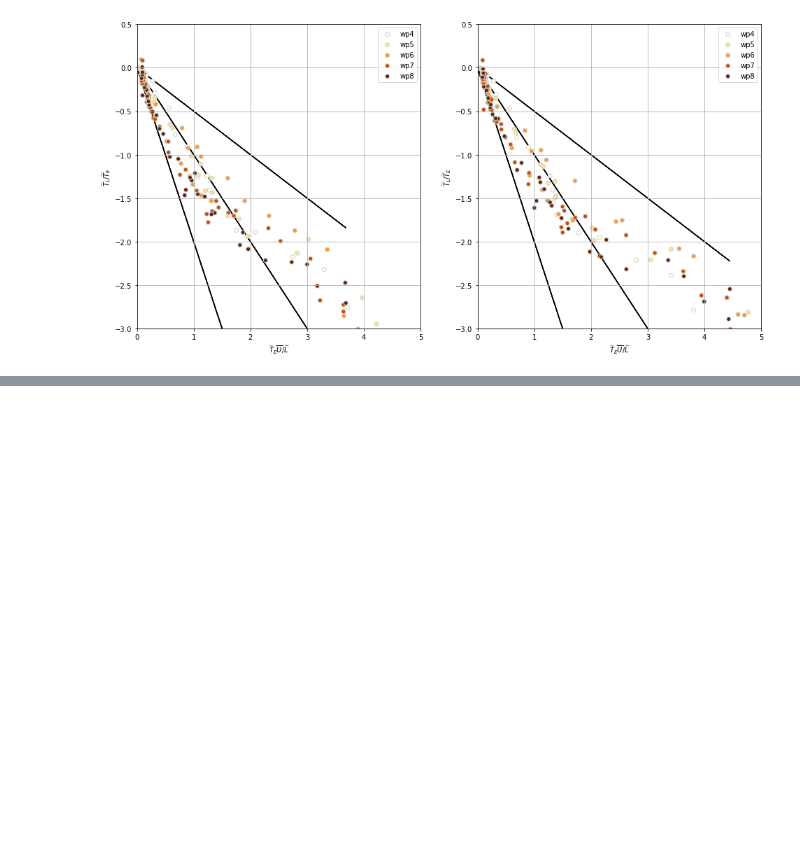
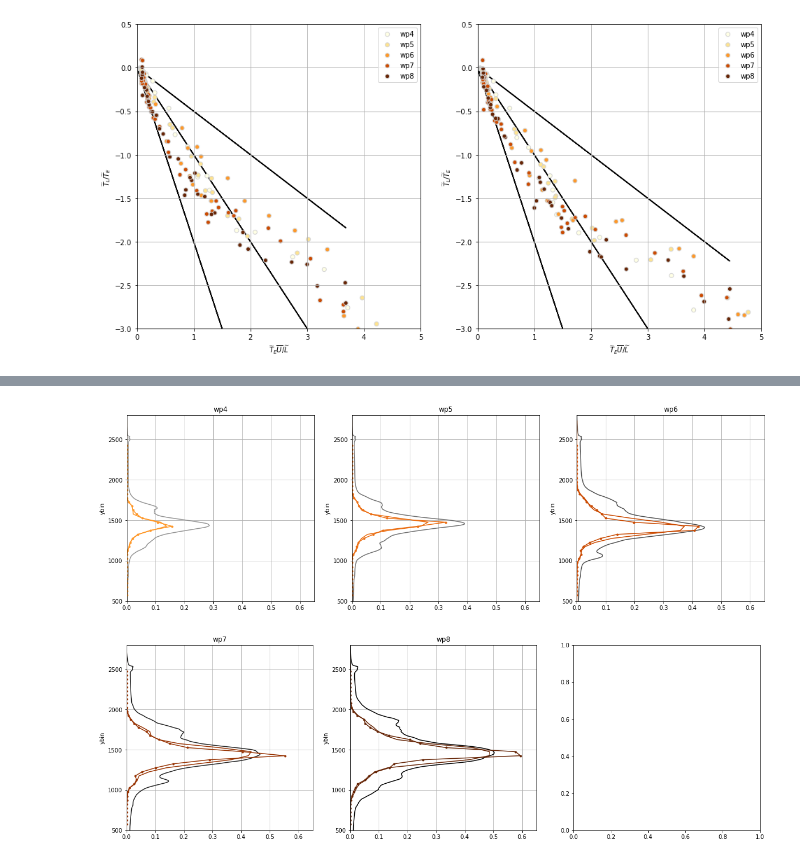
Before and after one commit to zcasparco/equinox_phd, a Jupyter notebook: synthesis/Synthesis_Tt_comp.ipynb, the cells around one changed output, grey strips where cells are left out. Cells and saved outputs as stored; diff of their text form; code cells hidden in the pictures; blank space fills up the shorter version.

```diff
--- a/synthesis/Synthesis_Tt_comp.ipynb
+++ b/synthesis/Synthesis_Tt_comp.ipynb
@@ -296,14 +294,22 @@ def func(x):
 # %%
-for i,d in enumerate(ds):
+fig,ax = plt.subplots(1,3,figsize=(20,6))
+for i,d in enumerate(ds[:3]):
     file = sorted(glob(path+'jet*1000j'))[i]
     wp = file[-20:-19]
-    Ub = np.sqrt(d['L_v_avg'].sel(param='Xbar')**2+d['L_u_avg'].sel(param='Xbar')**2)
-    Lt = d['Ta']*d['Ubar']
-    x = d['E_u_avg'].sel(param='Tt')
-    y = func()
     #d['Ubar'].reset_coords({'y_rho':d['Ubar'].y_rho.values*1e-3}).y_rho.values
-    #d['Ubar'].assign_coords({'y_rho':d['Ubar'].y_rho*1e-3}).plot(ax=ax[0],y='y_rho',c=colors_Ta[i],label='wp'+wp)
-    #np.sqrt(d['L_v_avg'].sel(param='Xbar')**2+d['L_u_avg'].sel(param='Xbar')**2).plot(ax=ax[1],y='ybin',c=colors[i],marker='.')
-    #np.sqrt(d['E_v_avg'].sel(param='Xbar')**2+d['E_u_avg'].sel(param='Xbar')**2).plot(ax=ax[1],y='ybin',c=colors[i])
-    ax[0].set_ylim(500,2800);ax[0].grid()#;ax[0].set_xlim(0,0.55)
-    ax[1].set_ylim(500,2800);ax[1].grid()#;ax[1].set_xlim(0,0.55)
+    d['Ubar'].assign_coords({'y_rho':d['Ubar'].y_rho*1e-3}).plot(ax=ax[i],y='y_rho',c=colors_Ta[i],label='wp'+wp)
+    np.sqrt(d['L_v'].sel(param='Xbar')**2+d['L_u'].sel(param='Xbar')**2).plot(ax=ax[i],y='ybin',c=colors[i],marker='.')
+    np.sqrt(d['E_v'].sel(param='Xbar')**2+d['E_u'].sel(param='Xbar')**2).plot(ax=ax[i],y='ybin',c=colors[i])
+    ax[i].set_ylim(500,2800);ax[i].grid();ax[i].set_xlim(0,0.65);ax[i].set_title('wp'+wp)
+fig,ax = plt.subplots(1,3,figsize=(20,6))
+for i,d in enumerate(ds[3:]):
+    file = sorted(glob(path+'jet*1000j'))[i+3]
+    wp = file[-20:-19]
+    #d['Ubar'].reset_coords({'y_rho':d['Ubar'].y_rho.values*1e-3}).y_rho.values
+    d['Ubar'].assign_coords({'y_rho':d['Ubar'].y_rho*1e-3}).plot(ax=ax[i],y='y_rho',c=colors_Ta[i+3],label='wp'+wp)
+    np.sqrt(d['L_v'].sel(param='Xbar')**2+d['L_u'].sel(param='Xbar')**2).plot(ax=ax[i],y='ybin',c=colors[i+3],marker='.')
+    np.sqrt(d['E_v'].sel(param='Xbar')**2+d['E_u'].sel(param='Xbar')**2).plot(ax=ax[i],y='ybin',c=colors[i+3])
+    ax[i].set_ylim(500,2800);ax[i].grid();ax[i].set_xlim(0,0.65);ax[i].set_title('wp'+wp)
+# %% [output]
+[figure, added]
+[figure, added]
```
Also changed, not shown: parts of 2 cells of this notebook.
